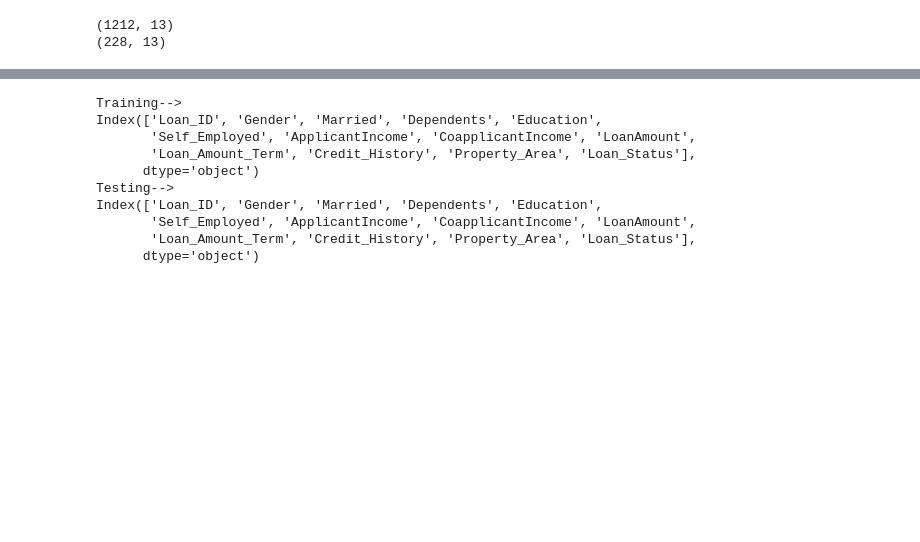
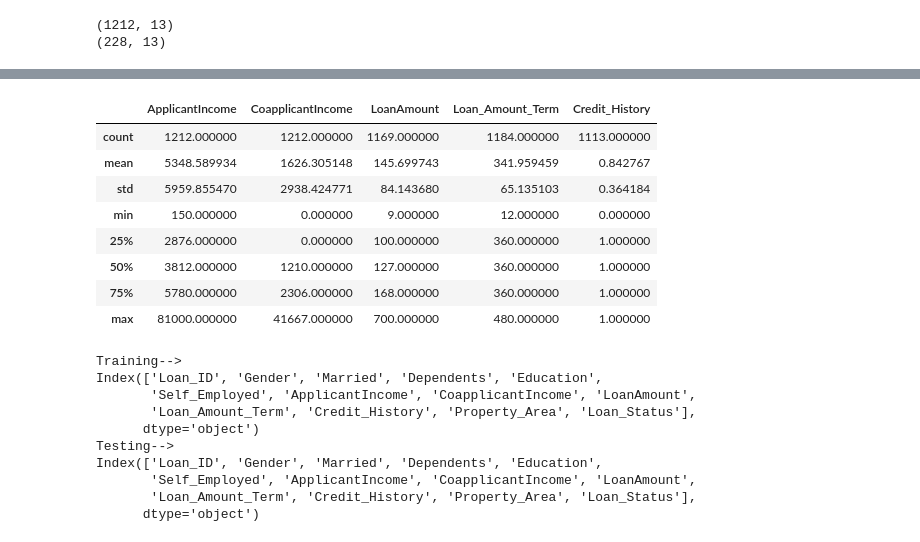
Before and after one commit to Verma12334/Credit_Risk_Analysis-Loan_Approval-_, a Jupyter notebook: feature construction.ipynb, the cells around one changed output, grey strips where cells are left out. Saved outputs shown, nothing was run; the diff lists cells and outputs as text; code cells hidden in the pictures; blank space fills up the shorter version.

```diff
--- a/feature construction.ipynb
+++ b/feature construction.ipynb
@@ -8,11 +45,8 @@ import matplotlib.pyplot as plt
 # %%
 #Reading the dataset
 
-train_dataset = pd.read_csv('loan approval data.csv')
-test_dataset = pd.read_csv('test_feature_construction.csv')
-
-train_df = train_dataset.copy()
-test_df = test_dataset.copy()
+train_df = pd.read_csv('loan approval data.csv')
+test_df = pd.read_csv('test_feature_construction.csv')
 # %%
 print(train_df.shape)
 print(test_df.shape)
@@ -22,3 +96,15 @@ print(test_df.shape)
+# %%
+train_df.describe()
+# %% [output]
+|  | ApplicantIncome | CoapplicantIncome | LoanAmount | Loan_Amount_Term | Credit_History |
+| count | 1212.000000 | 1212.000000 | 1169.000000 | 1184.000000 | 1113.000000 |
+| mean | 5348.589934 | 1626.305148 | 145.699743 | 341.959459 | 0.842767 |
+| std | 5959.855470 | 2938.424771 | 84.143680 | 65.135103 | 0.364184 |
+| min | 150.000000 | 0.000000 | 9.000000 | 12.000000 | 0.000000 |
+| 25% | 2876.000000 | 0.000000 | 100.000000 | 360.000000 | 1.000000 |
+| 50% | 3812.000000 | 1210.000000 | 127.000000 | 360.000000 | 1.000000 |
+| 75% | 5780.000000 | 2306.000000 | 168.000000 | 360.000000 | 1.000000 |
+| max | 81000.000000 | 41667.000000 | 700.000000 | 480.000000 | 1.000000 |
 # %%
 print('Training-->')
 print(train_df.columns)
```
Also changed, not shown: parts of 47 cells of this notebook, 1 other file.
